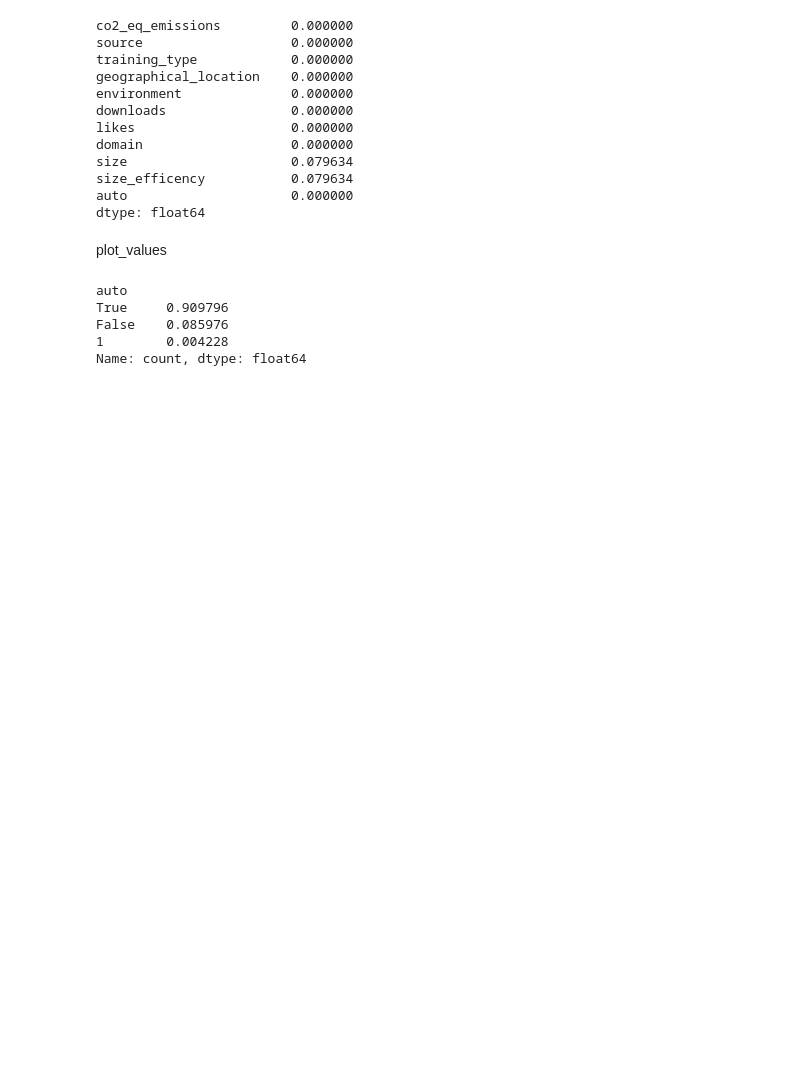
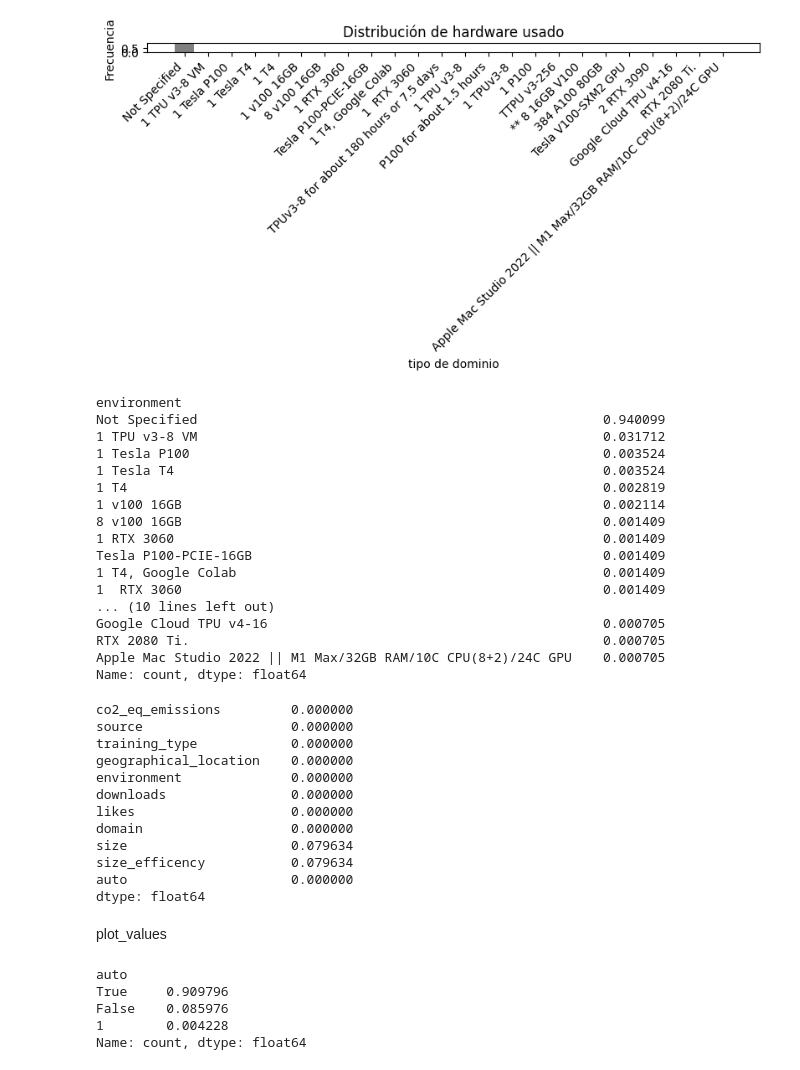
Before and after one commit to jufegare000/hugging-face-co2-multivariate-analysis, a Jupyter notebook: notebooks/1_1_data_analysis.ipynb, the cells around one changed output. Saved outputs shown, nothing was run; the diff lists cells and outputs as text; code cells hidden in the pictures; blank space fills up the shorter version.

```diff
--- a/notebooks/1_1_data_analysis.ipynb
+++ b/notebooks/1_1_data_analysis.ipynb
@@ -78,6 +103,28 @@ Not Specified      0.040169
 Multimodal         0.007752
 Audio              0.000705
 Name: count, dtype: float64
+# %%
+plot_categorical_variable('environment', 'Distribución de hardware usado', 'tipo de dominio','Frecuencia')
+data_frame_of_variables['environment'].value_counts()/size_of_dataframe
+# %% [output]
+[figure, added]
+environment
+Not Specified                                                    0.940099
+1 TPU v3-8 VM                                                    0.031712
+1 Tesla P100                                                     0.003524
+1 Tesla T4                                                       0.003524
+1 T4                                                             0.002819
+1 v100 16GB                                                      0.002114
+8 v100 16GB                                                      0.001409
+1 RTX 3060                                                       0.001409
+Tesla P100-PCIE-16GB                                             0.001409
+1 T4, Google Colab                                               0.001409
+1  RTX 3060                                                      0.001409
+... (10 lines left out)
+Google Cloud TPU v4-16                                           0.000705
+RTX 2080 Ti.                                                     0.000705
+Apple Mac Studio 2022 || M1 Max/32GB RAM/10C CPU(8+2)/24C GPU    0.000705
+Name: count, dtype: float64
 # %%
 size_of_dataframe = len(data_frame_of_variables)
 data_frame_of_variables.isnull().sum()/size_of_dataframe
```
Also changed, not shown: parts of 9 cells of this notebook, 4 other files.
